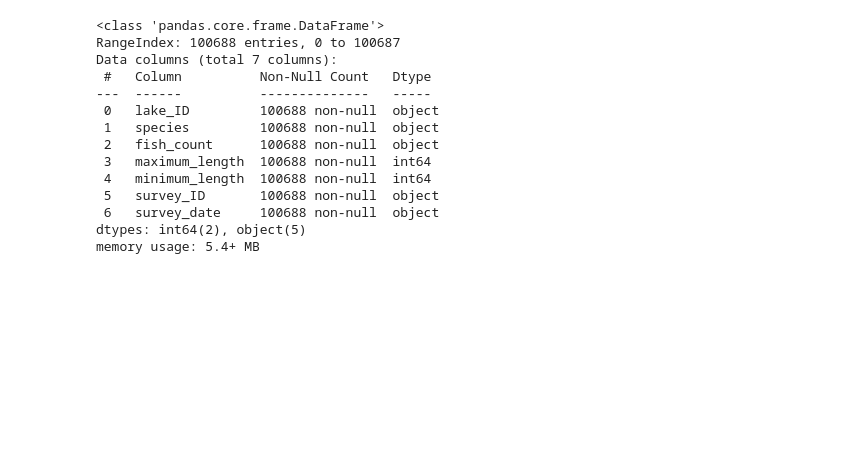
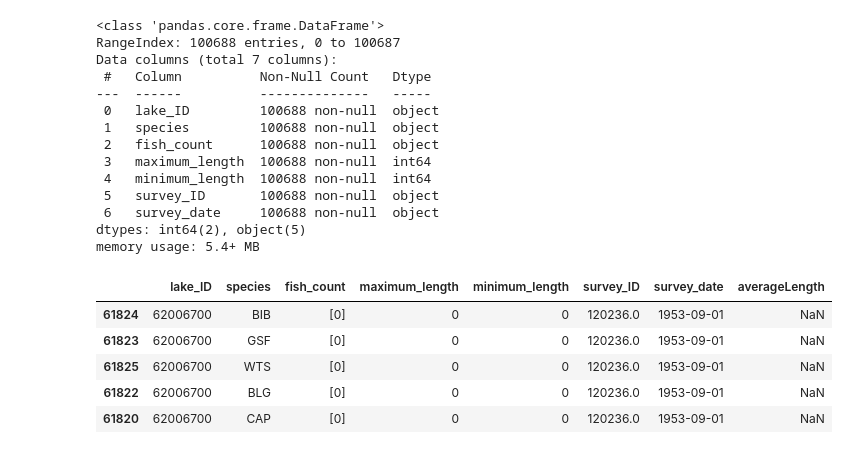
Before and after one commit to lwunderl/Minnesota-Fish-Explorer, a Jupyter notebook: Fish_Survey/fish_cleaner.ipynb, the cells around one changed output. Saved outputs shown, nothing was run; the diff lists cells and outputs as text; code cells hidden in the pictures; blank space fills up the shorter version.

```diff
--- a/Fish_Survey/fish_cleaner.ipynb
+++ b/Fish_Survey/fish_cleaner.ipynb
@@ -60,6 +60,18 @@ def fish_length_cleaner(dfseries):
         fish_lengths.append(sample_lengths)
     return fish_lengths
 
+#input string data series with rows of "[1,1,2,2,2,3,4,7,7,7]"
+#returns fish_count series column as a list of float averages e.g. [5.1, 4.6, 8.8]
+def fish_length_averager(dfseries):
+    fish_length_averages = []
+    for row in dfseries:
+        sample = [int(x) for x in row if x != 0]
+        if bool(sample) == True:
+            fish_length_averages.append(np.mean(sample))
+        else:
+            fish_length_averages.append(np.nan)
+    return fish_length_averages
+
 #input quartile data series
 #split lower quartile and convert to float
 def lower_quartile_cleaner(dseries):
@@ -143,3 +242,14 @@ memory usage: 5.4+ MB
 # %%
 length = length.drop_duplicates()
 length["survey_date"] = survey_date_cleaner(length["survey_date"])
+length["fish_count"] = fish_length_cleaner(length["fish_count"])
+length["averageLength"] = fish_length_averager(length["fish_count"])
+length = length.sort_values("survey_date")
+length.head()
+# %% [output]
+|  | lake_ID | species | fish_count | maximum_length | minimum_length | survey_ID | survey_date | averageLength |
+| 61824 | 62006700 | BIB | [0] | 0 | 0 | 120236.0 | 1953-09-01 | NaN |
+| 61823 | 62006700 | GSF | [0] | 0 | 0 | 120236.0 | 1953-09-01 | NaN |
+| 61825 | 62006700 | WTS | [0] | 0 | 0 | 120236.0 | 1953-09-01 | NaN |
+| 61822 | 62006700 | BLG | [0] | 0 | 0 | 120236.0 | 1953-09-01 | NaN |
+| 61820 | 62006700 | CAP | [0] | 0 | 0 | 120236.0 | 1953-09-01 | NaN |
```
Also changed, not shown: parts of 15 cells of this notebook, 10 other files.
